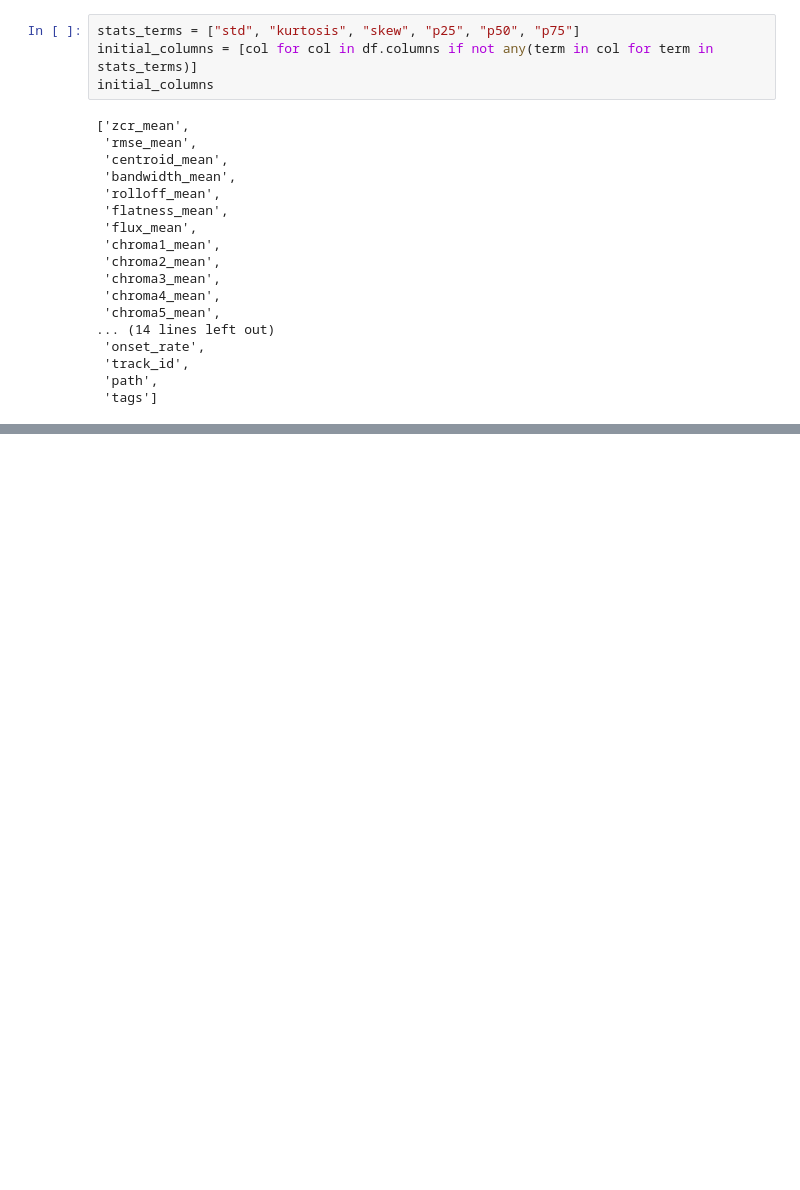
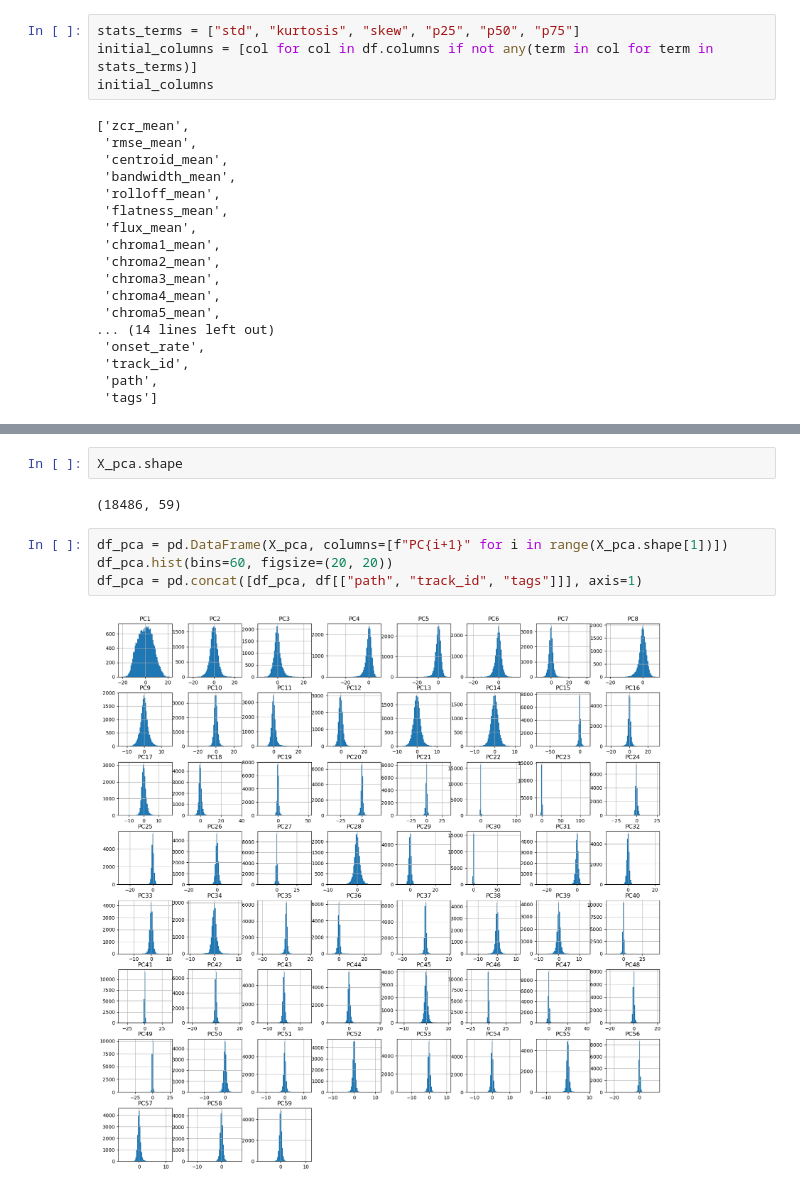
Before and after one commit to nikarpoff/music-sentiment-analysis, a Jupyter notebook: training/data.ipynb, the cells around one changed output, grey strips where cells are left out. Cells and saved outputs as stored; diff of their text form; blank space fills up the shorter version.

```diff
--- a/training/data.ipynb
+++ b/training/data.ipynb
@@ -273,0 +329,10 @@ initial_columns
+# %%
+X_pca.shape
+# %% [output]
+(18486, 59)
+# %%
+df_pca = pd.DataFrame(X_pca, columns=[f"PC{i+1}" for i in range(X_pca.shape[1])])
+df_pca.hist(bins=60, figsize=(20, 20))
+df_pca = pd.concat([df_pca, df[["path", "track_id", "tags"]]], axis=1)
+# %% [output]
+[figure, added]
```
Also changed, not shown: parts of 18 cells of this notebook, 8 other files.
